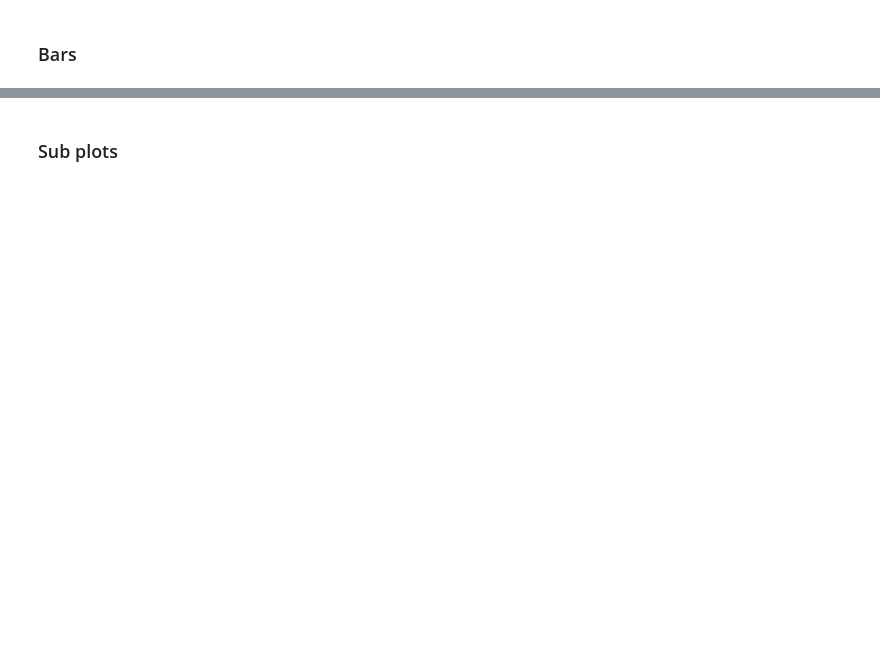
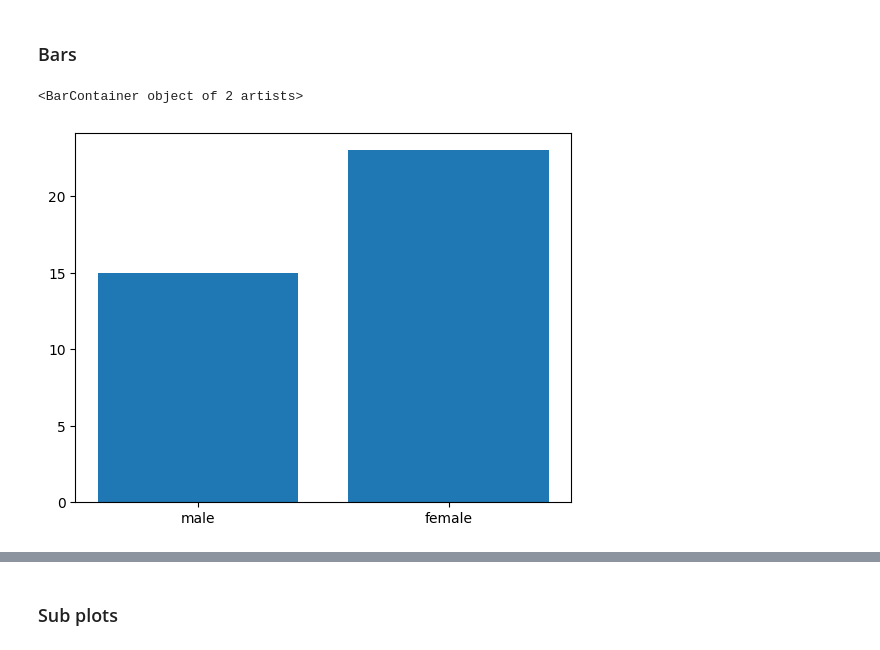
Before and after one commit to DrunkBunnyno1/Python-Anders-Wall, a Jupyter notebook: code-along/Lektion12py.ipynb, the cells around one changed output, grey strips where cells are left out. Cells and saved outputs as stored; diff of their text form; code cells hidden in the pictures; blank space fills up the shorter version.

```diff
--- a/code-along/Lektion12py.ipynb
+++ b/code-along/Lektion12py.ipynb
@@ -37,10 +48,13 @@ plt.scatter(x,y, marker="o")
 # %% [markdown]
 ### Bars
 # %%
-labels = ["male, female"]
+labels = ["male", "female"]
 values = [15, 23]
 
 plt.bar(labels, values)
+# %% [output]
+<BarContainer object of 2 artists>
+[figure, added]
 # %%
 ## pie charts
 # %%
```
Also changed, not shown: parts of 5 cells of this notebook, 2 other files.
